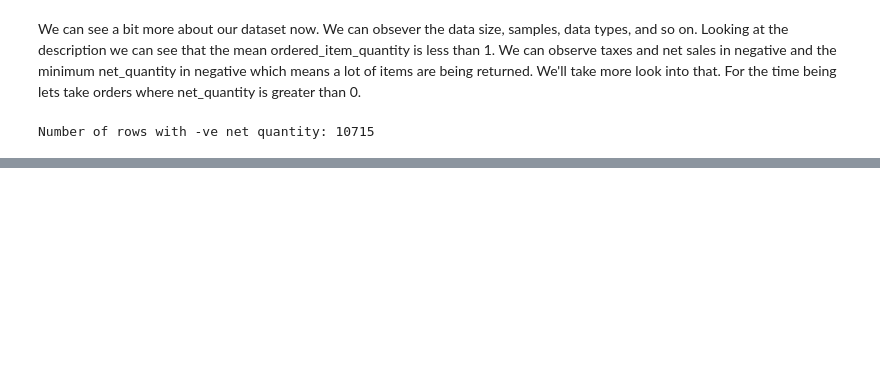
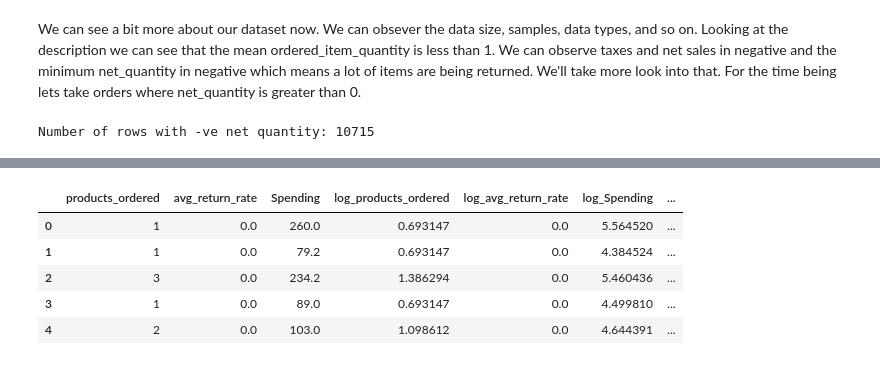
Before and after one commit to gaurabdhg/Kaggle_quickies, a Jupyter notebook: customer-segmentation.ipynb, the cells around one changed output, grey strips where cells are left out. Drawn from its saved outputs; the diff is of its cells as text; code cells hidden in the pictures; blank space fills up the shorter version.

```diff
--- a/customer-segmentation.ipynb
+++ b/customer-segmentation.ipynb
@@ -75,0 +330,3 @@ Number of rows with -ve net quantity: 10715
+# %%
+updated_kmm=KMeans(n_clusters=4,init='k-means++',max_iter=500,random_state=42)
+updated_kmm.fit_predict(filter_data)
@@ -75,0 +353,4 @@ Number of rows with -ve net quantity: 10715
+# %%
+# add labels to customers dataframe and add_points array
+add_points = np.append(add_points, [[0], [1], [2],[3]], axis=1)
+customers["clusters"] = updated_kmm.labels_
@@ -75,0 +394,9 @@ Number of rows with -ve net quantity: 10715
+# %%
+customers.head()
+# %% [output]
+|  | products_ordered | avg_return_rate | Spending | log_products_ordered | log_avg_return_rate | log_Spending | ... |
+| 0 | 1 | 0.0 | 260.0 | 0.693147 | 0.0 | 5.564520 | ... |
+| 1 | 1 | 0.0 | 79.2 | 0.693147 | 0.0 | 4.384524 | ... |
+| 2 | 3 | 0.0 | 234.2 | 1.386294 | 0.0 | 5.460436 | ... |
+| 3 | 1 | 0.0 | 89.0 | 0.693147 | 0.0 | 4.499810 | ... |
+| 4 | 2 | 0.0 | 103.0 | 1.098612 | 0.0 | 4.644391 | ... |
```
Also changed, not shown: parts of 40 cells of this notebook.
